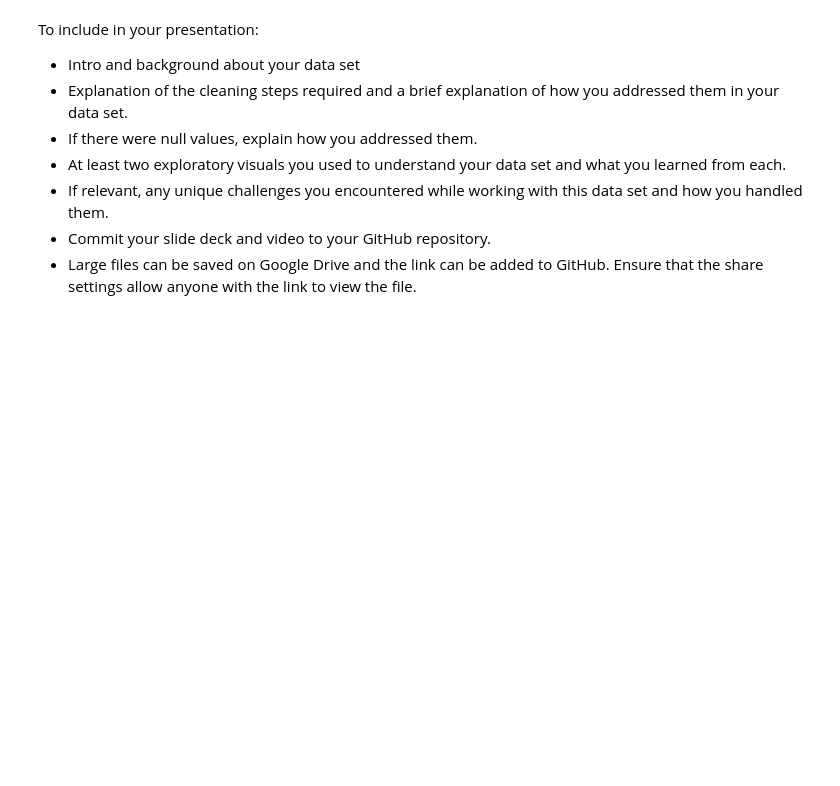
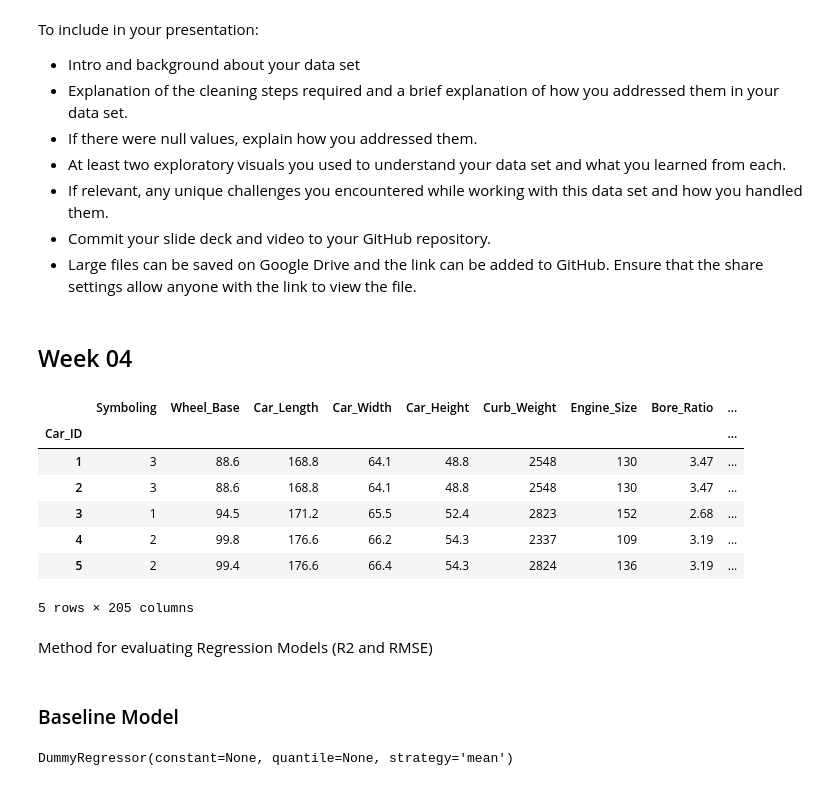
Before and after one commit to ialkamal/project2-machine-learning, a Jupyter notebook: Project2.ipynb, the cells around one changed output. Saved outputs shown, nothing was run; the diff lists cells and outputs as text; code cells hidden in the pictures; blank space fills up the shorter version.

```diff
--- a/Project2.ipynb
+++ b/Project2.ipynb
@@ -594,3 +604,18 @@ To include in your presentation:
 - If relevant, any unique challenges you encountered while working with this data set and how you handled them.
 - Commit your slide deck and video to your GitHub repository.
 - Large files can be saved on Google Drive and the link can be added to GitHub. Ensure that the share settings allow anyone with the link to view the file.
+# %% [markdown]
+## Week 04
+# %%
+df = pd.get_dummies(df,drop_first=True)
+# %%
+df.head()
+# %% [output]
+|  | Symboling | Wheel_Base | Car_Length | Car_Width | Car_Height | Curb_Weight | Engine_Size | Bore_Ratio | ... |
+| Car_ID |  |  |  |  |  |  |  |  | ... |
+| 1 | 3 | 88.6 | 168.8 | 64.1 | 48.8 | 2548 | 130 | 3.47 | ... |
+| 2 | 3 | 88.6 | 168.8 | 64.1 | 48.8 | 2548 | 130 | 3.47 | ... |
+| 3 | 1 | 94.5 | 171.2 | 65.5 | 52.4 | 2823 | 152 | 2.68 | ... |
+| 4 | 2 | 99.8 | 176.6 | 66.2 | 54.3 | 2337 | 109 | 3.19 | ... |
+| 5 | 2 | 99.4 | 176.6 | 66.4 | 54.3 | 2824 | 136 | 3.19 | ... |
+5 rows × 205 columns
@@ -596,0 +626,2 @@ To include in your presentation:
+# %% [markdown]
+Method for evaluating Regression Models (R2 and RMSE)
@@ -596,0 +637,7 @@ To include in your presentation:
+# %% [markdown]
+### Baseline Model
+# %%
+dr = DummyRegressor(strategy="mean")
+dr.fit(X_train,y_train)
+# %% [output]
+DummyRegressor(constant=None, quantile=None, strategy='mean')
```
Also changed, not shown: parts of 75 cells of this notebook.
